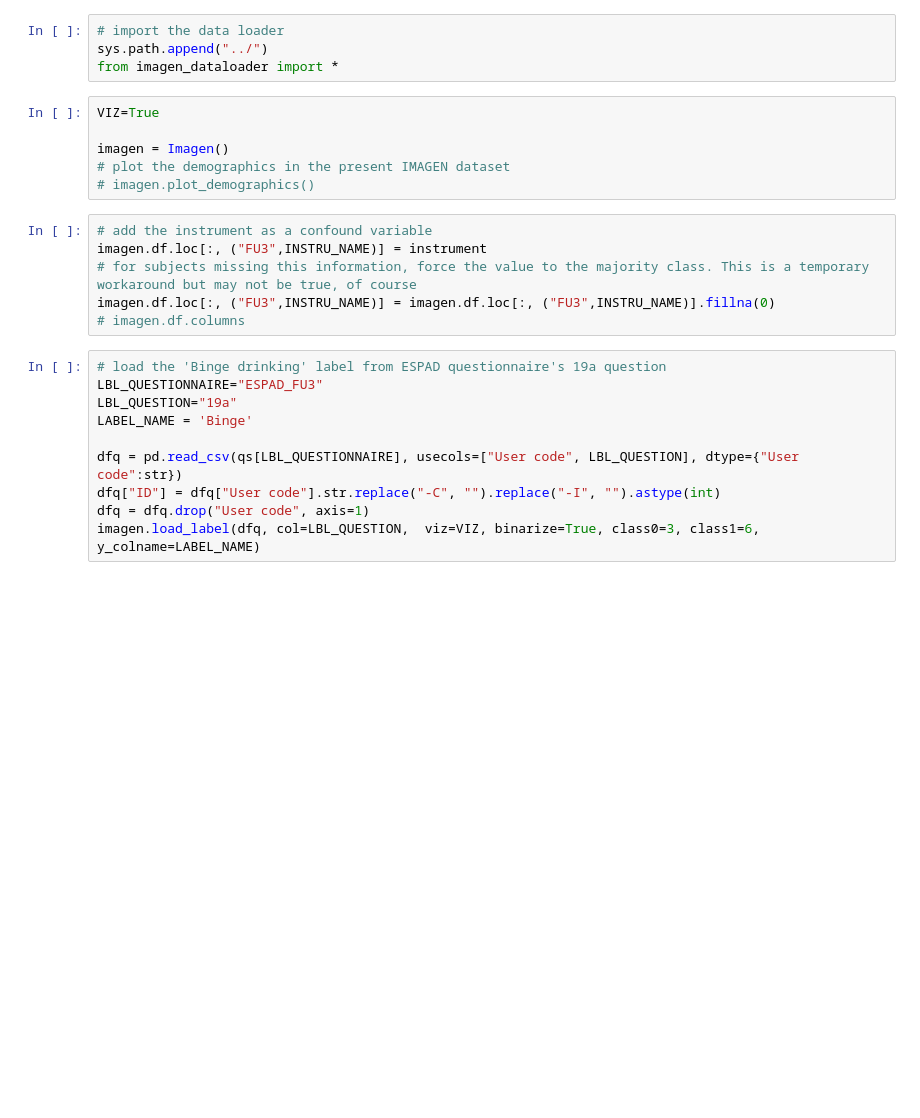
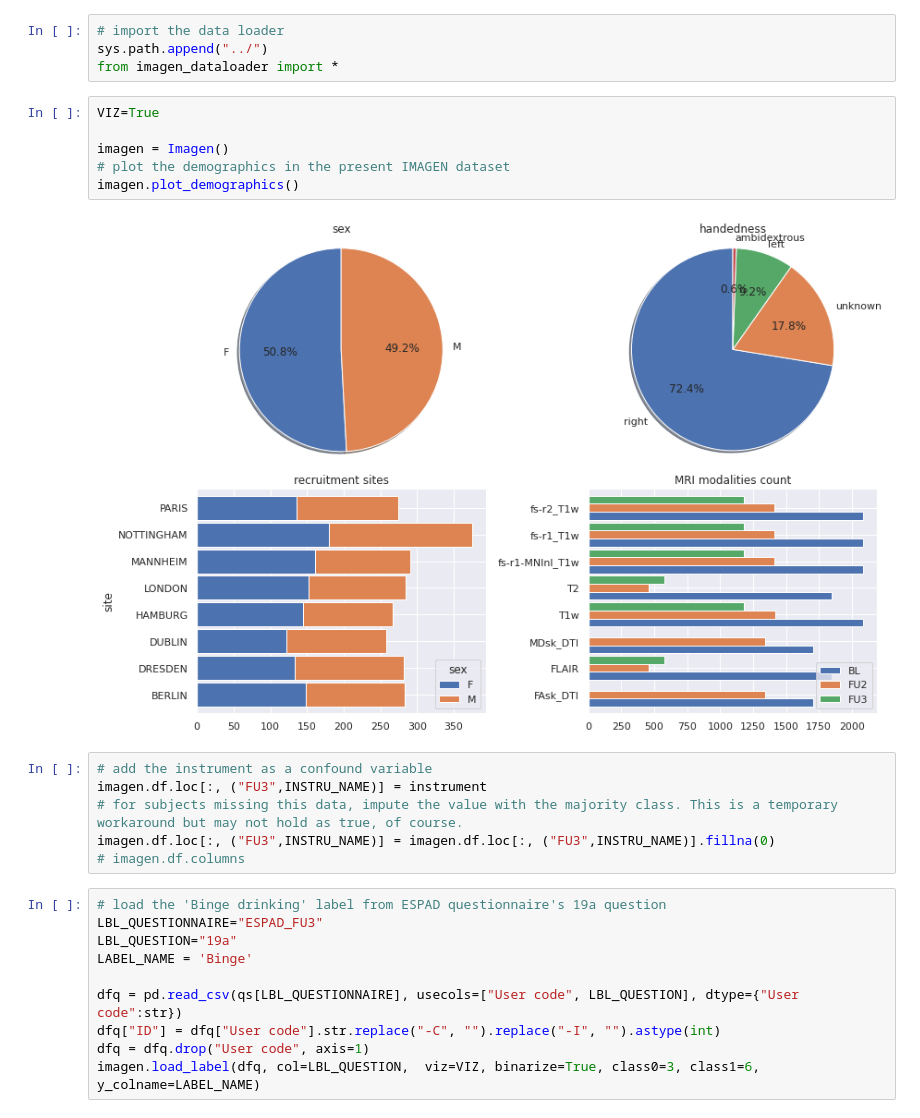
Before and after one commit to RoshanRane/ML_for_IMAGEN, a Jupyter notebook: posthoc_analysis/demo-for-Milena.ipynb, the cells around one changed output. Drawn from its saved outputs; the diff is of its cells as text; blank space fills up the shorter version.

```diff
--- a/posthoc_analysis/demo-for-Milena.ipynb
+++ b/posthoc_analysis/demo-for-Milena.ipynb
@@ -74,13 +74,15 @@ from imagen_dataloader import *
 # %%
 VIZ=True
 
 imagen = Imagen()
 # plot the demographics in the present IMAGEN dataset
-# imagen.plot_demographics()
+imagen.plot_demographics()
+# %% [output]
+[figure, added]
 # %%
 # add the instrument as a confound variable
 imagen.df.loc[:, ("FU3",INSTRU_NAME)] = instrument
-# for subjects missing this information, force the value to the majority class. This is a temporary workaround but may not be true, of course
+# for subjects missing this data, impute the value with the majority class. This is a temporary workaround but may not hold as true, of course.
 imagen.df.loc[:, ("FU3",INSTRU_NAME)] = imagen.df.loc[:, ("FU3",INSTRU_NAME)].fillna(0)
 # imagen.df.columns
 # %%
```
Also changed, not shown: parts of 5 cells of this notebook, 5 other files.
